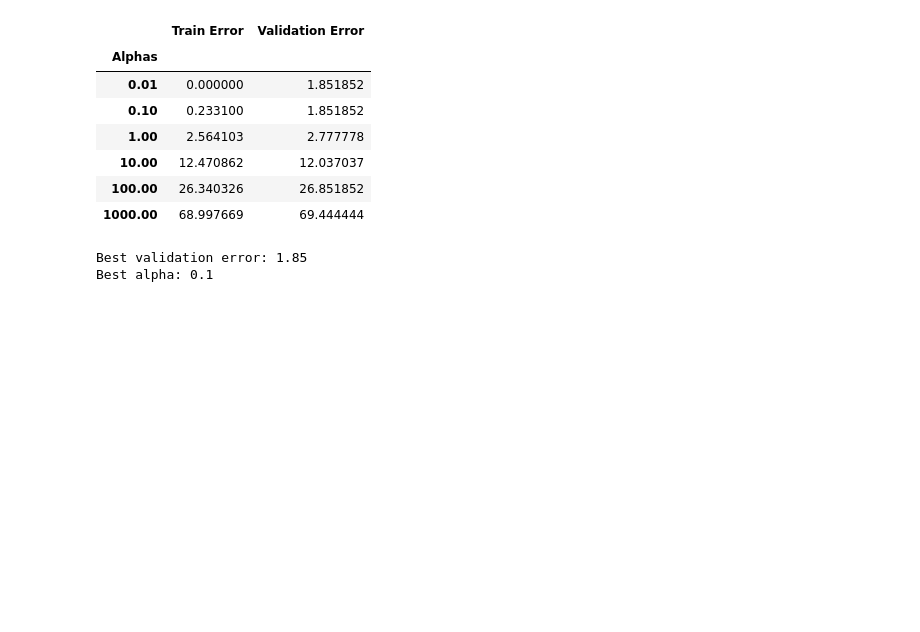
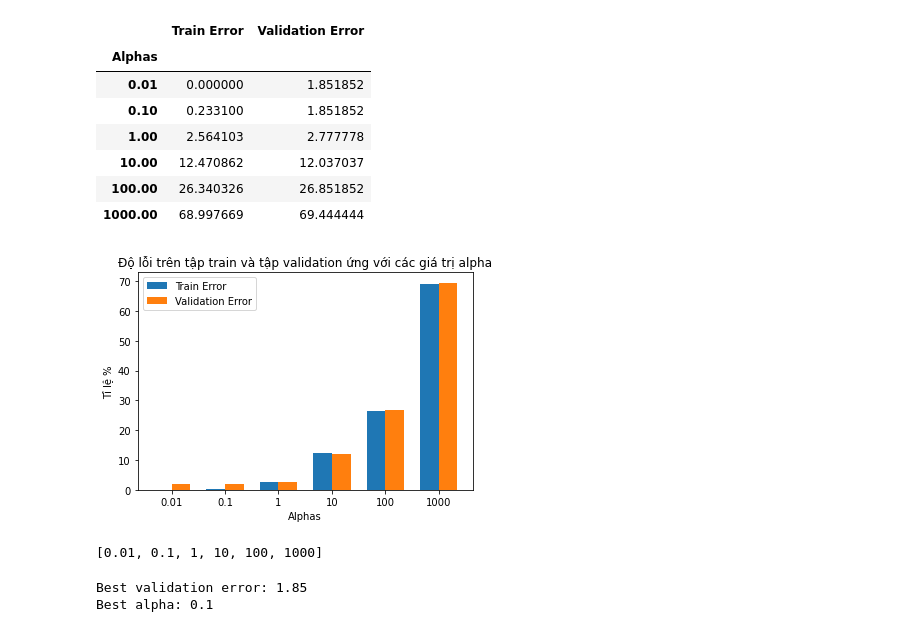
Before and after one commit to JustKidding2K/Data-science-Final-project, a Jupyter notebook: Final_project.ipynb, the cells around one changed output. Saved outputs shown, nothing was run; the diff lists cells and outputs as text; code cells hidden in the pictures; blank space fills up the shorter version.

```diff
--- a/Final_project.ipynb
+++ b/Final_project.ipynb
@@ -328,5 +344,6 @@ Tạo pipeline với các với các siêu tham số `hidden_layer_sizes=(20), a
 # %%
 pipeline = make_pipeline(ColDropper(),
+                         SimpleImputer(missing_values=np.nan, strategy='mean'),
                          StandardScaler(),
                          MLPClassifier(hidden_layer_sizes=(20), activation='tanh', solver='lbfgs', random_state=0, max_iter=2500))
 # %%
@@ -361,6 +378,27 @@ pd.DataFrame(dic).set_index('Alphas')
 | 10.00 | 12.470862 | 12.037037 |
 | 100.00 | 26.340326 | 26.851852 |
 | 1000.00 | 68.997669 | 69.444444 |
+# %%
+ser1 = pd.Series(train_errs)
+ser2 = pd.Series(val_errs)
+
+ind = np.arange(len(ser1))
+width = 0.35
+fig, ax = plt.subplots()
+ax.bar(ind - width/2, ser1, width, label='Train Error')
+ax.bar(ind + width/2, ser2, width, label='Validation Error')
+
+ax.set_xlabel('Alphas')
+ax.set_ylabel('Tỉ lệ %')
+ax.set_title('Độ lỗi trên tập train và tập validation ứng với các giá trị alpha')
+ax.set_xticks([0, 1, 2, 3, 4, 5])
+ax.set_xticklabels(alphas)
+ax.legend()
+
+plt.show()
+# %% [output]
+[figure, added]
+[0.01, 0.1, 1, 10, 100, 1000]
 # %%
 print("Best validation error: " + str(best_val_err.round(2)))
 print("Best alpha: " + str(best_alpha))
```
Also changed, not shown: parts of 42 cells of this notebook, 1 other file.
